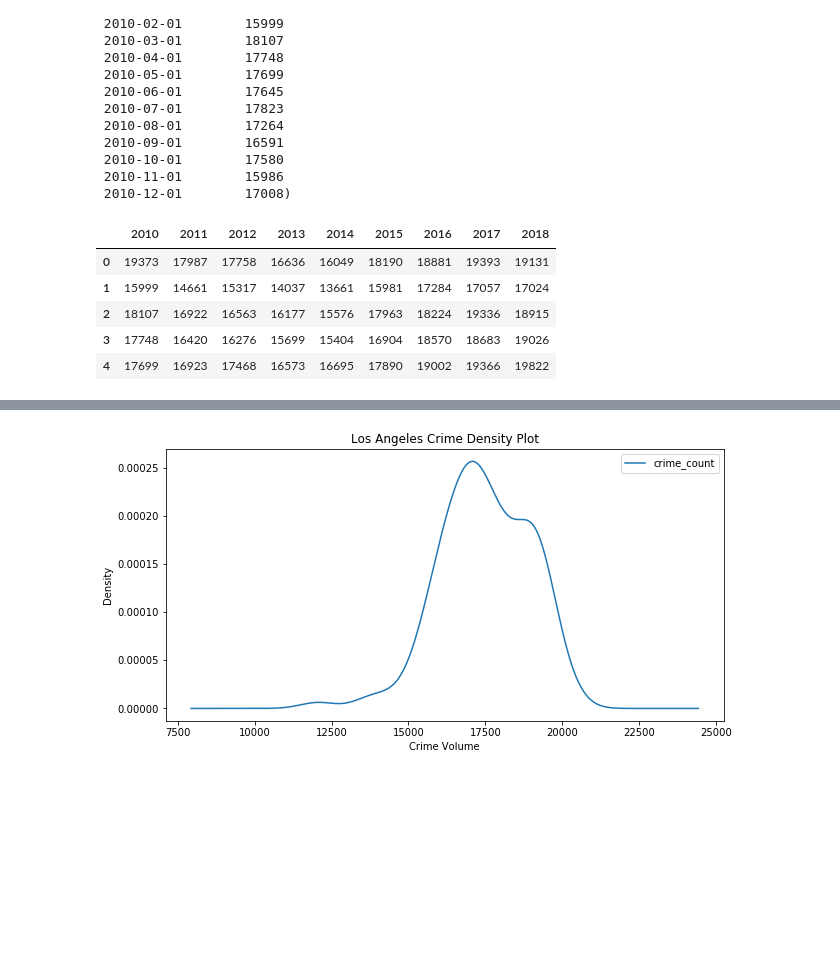
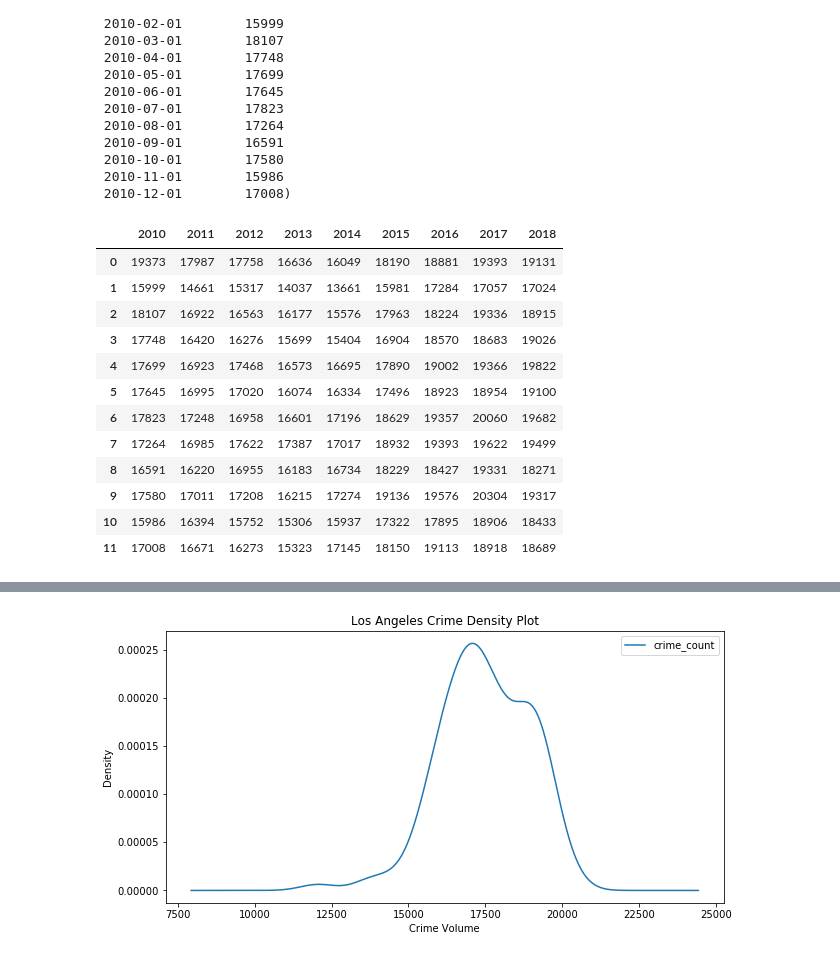
Before and after one commit to sidneykung/LA_crime_forecasting, a Jupyter notebook: eda_lhamu.ipynb, the cells around one changed output, grey strips where cells are left out. Saved outputs shown, nothing was run; the diff lists cells and outputs as text; code cells hidden in the pictures; blank space fills up the shorter version.

```diff
--- a/eda_lhamu.ipynb
+++ b/eda_lhamu.ipynb
@@ -357,21 +357,28 @@ next(iter(year_groups))
 # %%
 # Create a new DataFrame and store yearly values in columns
 annual_crime = pd.DataFrame()
 #looping throup the year_unemp groupby object as a tuple
 for date,group in year_groups:
     year = date.year          #pulling the year from datetime object
     if year == 2019:
         break
     series = group.values.ravel()  # flattening the array
     annual_crime[year] = series
 
-annual_crime.head()
+annual_crime
 # %% [output]
 |  | 2010 | 2011 | 2012 | 2013 | 2014 | 2015 | 2016 | 2017 | 2018 |
 | 0 | 19373 | 17987 | 17758 | 16636 | 16049 | 18190 | 18881 | 19393 | 19131 |
 | 1 | 15999 | 14661 | 15317 | 14037 | 13661 | 15981 | 17284 | 17057 | 17024 |
 | 2 | 18107 | 16922 | 16563 | 16177 | 15576 | 17963 | 18224 | 19336 | 18915 |
 | 3 | 17748 | 16420 | 16276 | 15699 | 15404 | 16904 | 18570 | 18683 | 19026 |
 | 4 | 17699 | 16923 | 17468 | 16573 | 16695 | 17890 | 19002 | 19366 | 19822 |
+| 5 | 17645 | 16995 | 17020 | 16074 | 16334 | 17496 | 18923 | 18954 | 19100 |
+| 6 | 17823 | 17248 | 16958 | 16601 | 17196 | 18629 | 19357 | 20060 | 19682 |
+| 7 | 17264 | 16985 | 17622 | 17387 | 17017 | 18932 | 19393 | 19622 | 19499 |
+| 8 | 16591 | 16220 | 16955 | 16183 | 16734 | 18229 | 18427 | 19331 | 18271 |
+| 9 | 17580 | 17011 | 17208 | 16215 | 17274 | 19136 | 19576 | 20304 | 19317 |
+| 10 | 15986 | 16394 | 15752 | 15306 | 15937 | 17322 | 17895 | 18906 | 18433 |
+| 11 | 17008 | 16671 | 16273 | 15323 | 17145 | 18150 | 19113 | 18918 | 18689 |
 # %%
 # Plot the yearly groups as subplots
```
Also changed, not shown: parts of 5 cells of this notebook, 7 other files.
